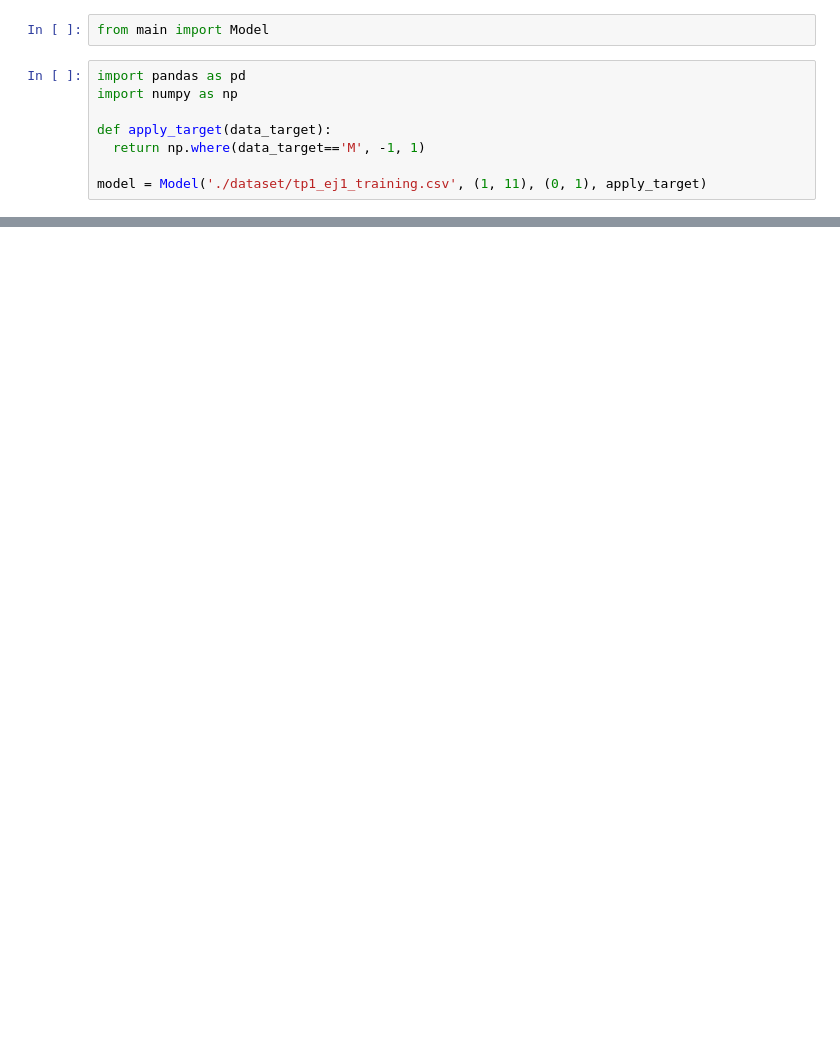
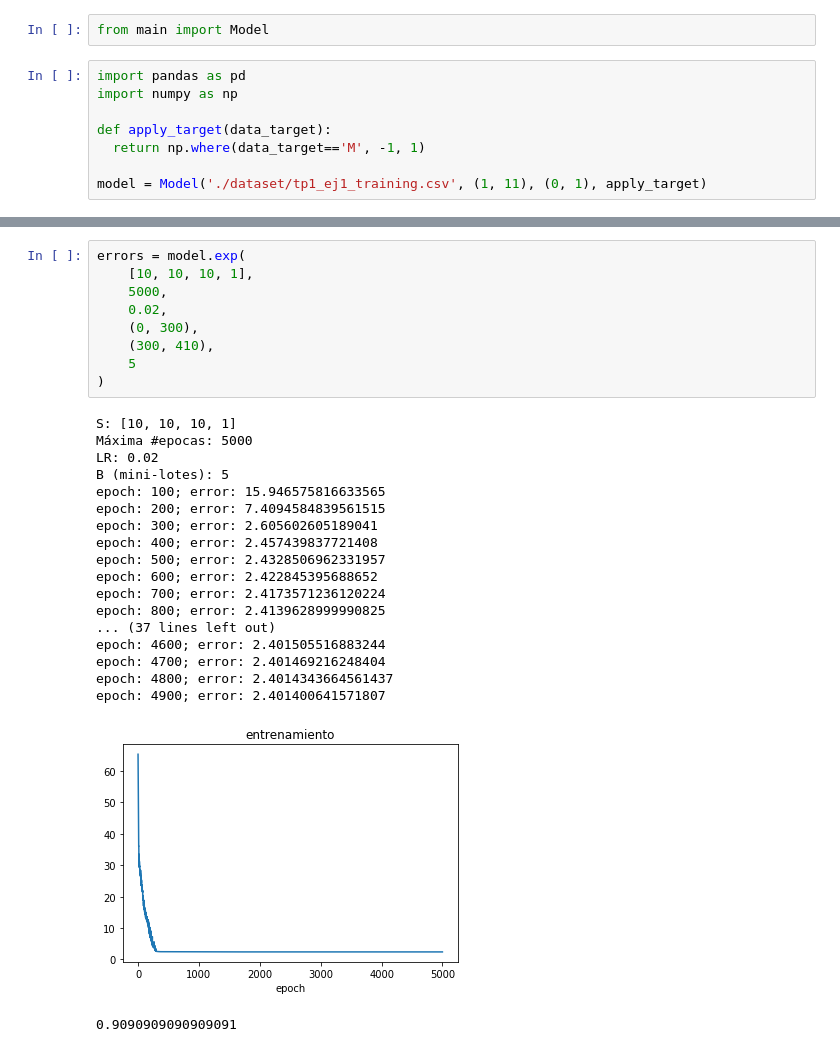
Before and after one commit to joaconafta/RedNeu-TP1, a Jupyter notebook: exp_ej1.ipynb, the cells around one changed output, grey strips where cells are left out. Drawn from its saved outputs; the diff is of its cells as text; blank space fills up the shorter version.

```diff
--- a/exp_ej1.ipynb
+++ b/exp_ej1.ipynb
@@ -31,0 +61,29 @@ epoch 900 - error 1.9088391947940067/200
+# %%
+errors = model.exp(
+    [10, 10, 10, 1],
+    5000,
+    0.02,
+    (0, 300),
+    (300, 410),
+    5
+)
+# %% [output]
+S: [10, 10, 10, 1]
+Máxima #epocas: 5000
+LR: 0.02
+B (mini-lotes): 5
+epoch: 100; error: 15.946575816633565
+epoch: 200; error: 7.4094584839561515
+epoch: 300; error: 2.605602605189041
+epoch: 400; error: 2.457439837721408
+epoch: 500; error: 2.4328506962331957
+epoch: 600; error: 2.422845395688652
+epoch: 700; error: 2.4173571236120224
+epoch: 800; error: 2.4139628999990825
+... (37 lines left out)
+epoch: 4600; error: 2.401505516883244
+epoch: 4700; error: 2.401469216248404
+epoch: 4800; error: 2.4014343664561437
+epoch: 4900; error: 2.401400641571807
+[figure, added]
+0.9090909090909091
```
Also changed, not shown: parts of 13 cells of this notebook, 1 other file.
